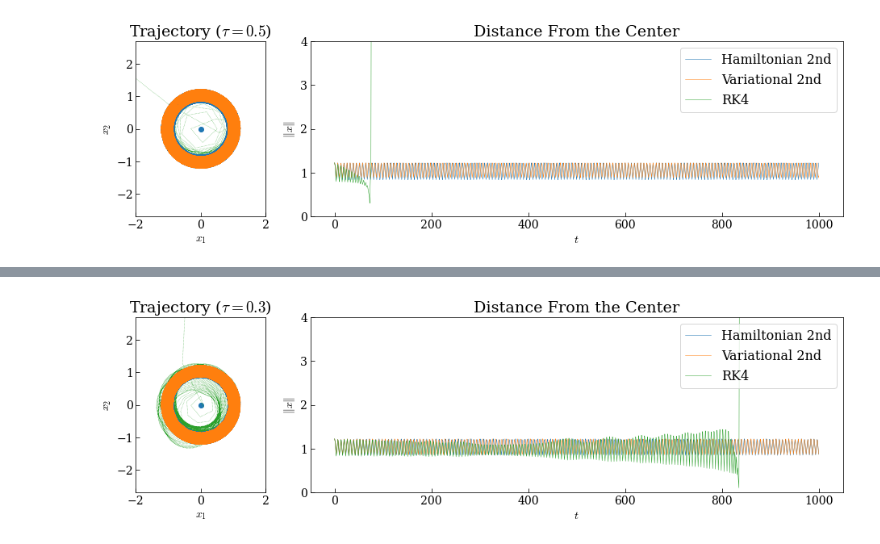
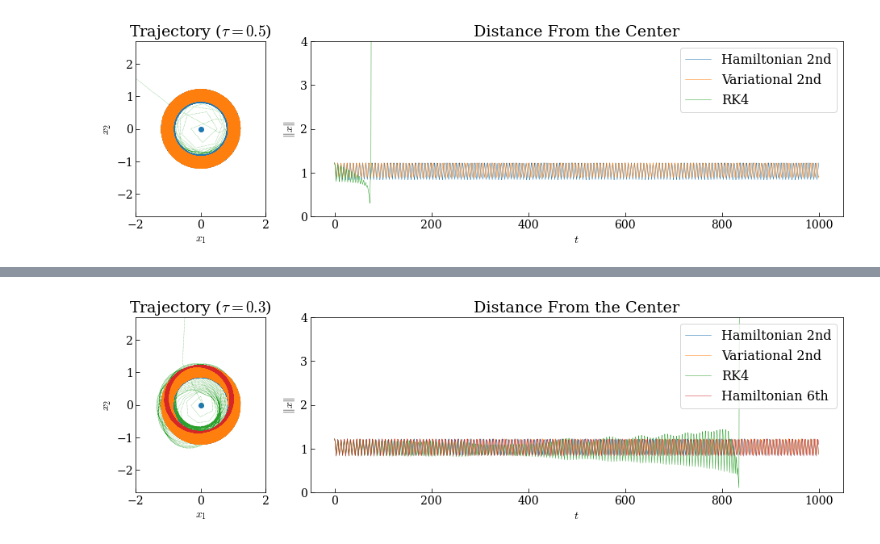
Before and after one commit to mseri/gsi2021, a Jupyter notebook: The Time-Perturbed Kepler model.ipynb, the cells around one changed output, grey strips where cells are left out. Cells and saved outputs as stored; diff of their text form; code cells hidden in the pictures.

```diff
--- a/The Time-Perturbed Kepler model.ipynb
+++ b/The Time-Perturbed Kepler model.ipynb
@@ -113,7 +113,15 @@ save = True
 ## RK4 comparisons
 # %%
 def long_time_plot(
-    system, init, dt, tf, file_name, adaptive=False, save=True, solutions=False
+    system,
+    init,
+    dt,
+    tf,
+    file_name,
+    adaptive=False,
+    save=True,
+    solutions=False,
+    sixth=False,
 ):
     tspan = np.arange(0.0, tf, dt)
     p0, q0, s0 = init
@@ -125,6 +133,8 @@ def long_time_plot(
     solrk = rk4s(system, np.concatenate([p0, q0, s0]), tspan)
     if adaptive:
         r = adaptive(system, np.concatenate([p0, q0, s0]), tspan)
+    if sixth:
+        sol6, sols6, _ = ic.integrate(ic.step6, system, tspan, p0, q0, s0)
 
     axo = fig.add_subplot(gs[0, 0])
     axo.set_title(f"Trajectory ($\\tau={dt}$)")
@@ -140,7 +150,12 @@ def long_time_plot(
     )
 
     if adaptive:
-        axo.plot(r.y[:, 2], r.y[:, 3], ":", linewidth=0.5, c="C3", label="Reference")
+        axo.plot(r.y[:, 2], r.y[:, 3], ":", linewidth=0.5, c="C3", label="Adaptive")
+
+    if sixth:
+        axo.plot(
+            sol6[:, 1, 0], sol6[:, 1, 1], c="C4" if adaptive else "C3", linewidth=0.5, label="Hamiltonian 6th"
+        )
 
     axo.scatter(0, 0)
 
@@ -169,6 +184,7 @@ def long_time_plot(
         linewidth=0.5,
         label="Variational 2nd",
     )
+
     axe.plot(tspan, np.linalg.norm(solrk[:, 2:4], axis=1), linewidth=0.5, label="RK4")
 
     if adaptive:
@@ -177,6 +193,14 @@ def long_time_plot(
             np.linalg.norm(r.y.T[:, 2:4], axis=1),
             linewidth=0.5,
             label="Reference",
+        )
+
+    if sixth:
+        axe.plot(
+            tspan,
+            np.linalg.norm(sol6[:, 1], axis=1),
+            linewidth=0.5,
+            label="Hamiltonian 6th",
         )
 
     axe.set_ylim(0, 4)
@@ -223,8 +255,8 @@ long_time_plot(tpk, init, dt, tf, "TPK05")
 # %%
 tpk = TimePerturbedKepler(-0.05, np.pi, -1)
 dt = 0.3
 tf = 1000
 
-long_time_plot(tpk, init, dt, tf, "TPK03prec")
+long_time_plot(tpk, init, dt, tf, "TPK03prec", sixth=True)
 # %% [output]
-[figure, old version]
+[figure, new version]
```
Also changed, not shown: parts of 2 cells of this notebook, 2 other files.
